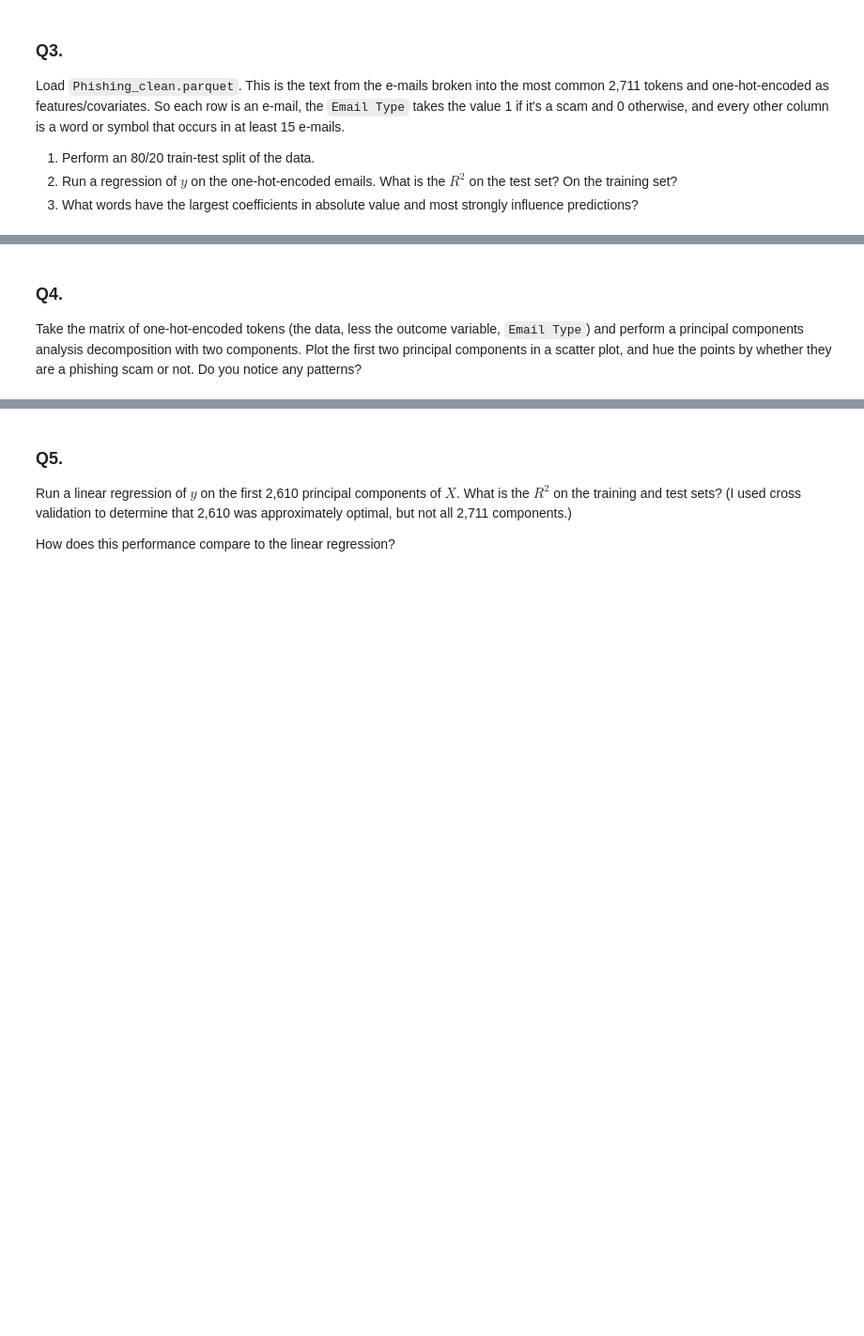
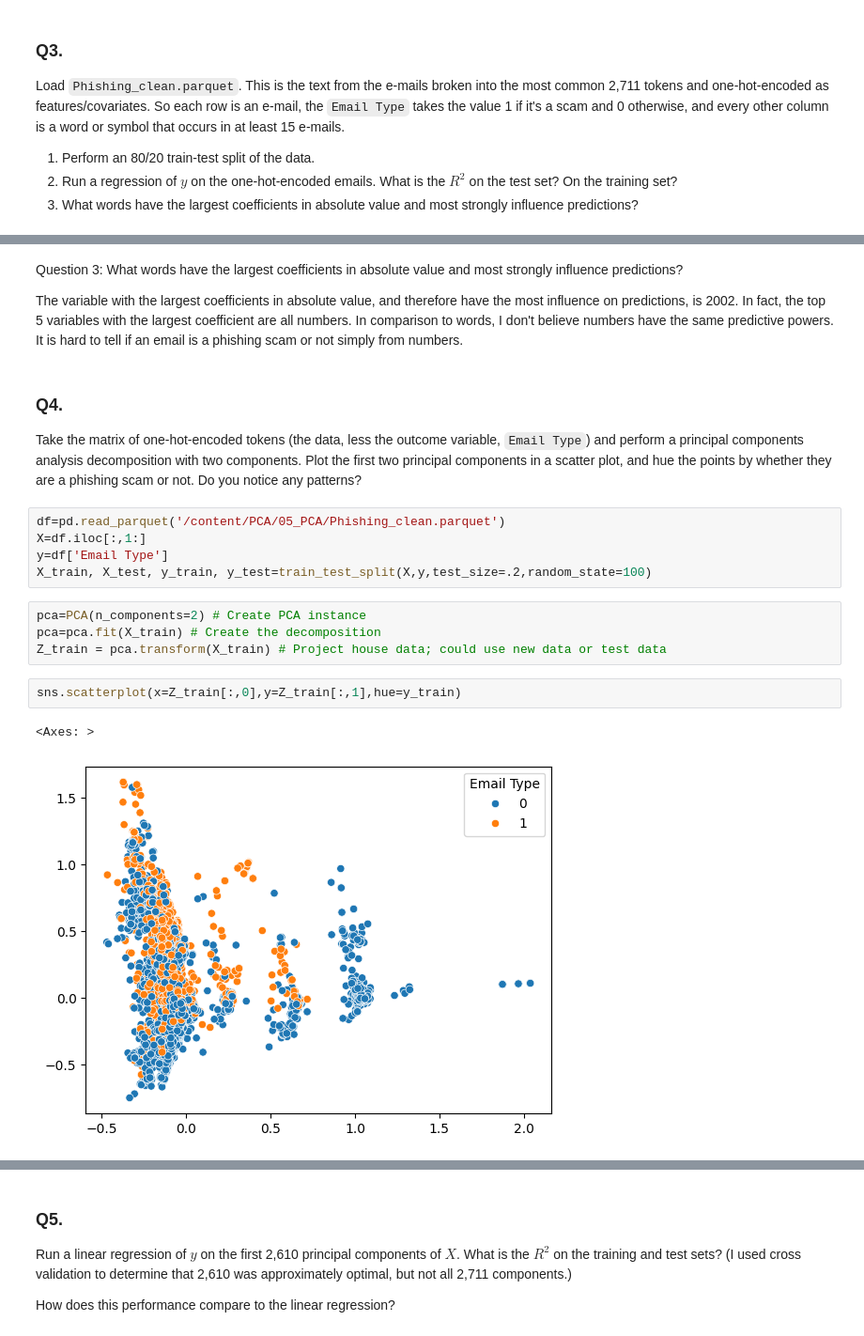
Before and after one commit to gffiveash/PCA, a Jupyter notebook: GF_assignment.ipynb, the cells around one changed output, grey strips where cells are left out. Shown at 94% size. Saved outputs shown, nothing was run; the diff lists cells and outputs as text; blank space fills up the shorter version.

```diff
--- a/GF_assignment.ipynb
+++ b/GF_assignment.ipynb
@@ -152,4 +265,22 @@ Load `Phishing_clean.parquet`. This is the text from the e-mails broken into the
+# %% [markdown]
+Question 3: What words have the largest coefficients in absolute value and most strongly influence predictions?
+
+The variable with the largest coefficients in absolute value, and therefore have the most influence on predictions, is 2002. In fact, the top 5 variables with the largest coefficient are all numbers. In comparison to words, I don't believe numbers have the same predictive powers. It is hard to tell if an email is a phishing scam or not simply from numbers.
 # %% [markdown]
 ### Q4.
 
 Take the matrix of one-hot-encoded tokens (the data, less the outcome variable, `Email Type`) and perform a principal components analysis decomposition with two components. Plot the first two principal components in a scatter plot, and hue the points by whether they are a phishing scam or not. Do you notice any patterns?
+# %%
+df=pd.read_parquet('/content/PCA/05_PCA/Phishing_clean.parquet')
+X=df.iloc[:,1:]
+y=df['Email Type']
+X_train, X_test, y_train, y_test=train_test_split(X,y,test_size=.2,random_state=100)
+# %%
+pca=PCA(n_components=2) # Create PCA instance
+pca=pca.fit(X_train) # Create the decomposition
+Z_train = pca.transform(X_train) # Project house data; could use new data or test data
+# %%
+sns.scatterplot(x=Z_train[:,0],y=Z_train[:,1],hue=y_train)
+# %% [output]
+<Axes: >
+[figure, added]
```
Also changed, not shown: parts of 16 cells of this notebook.
